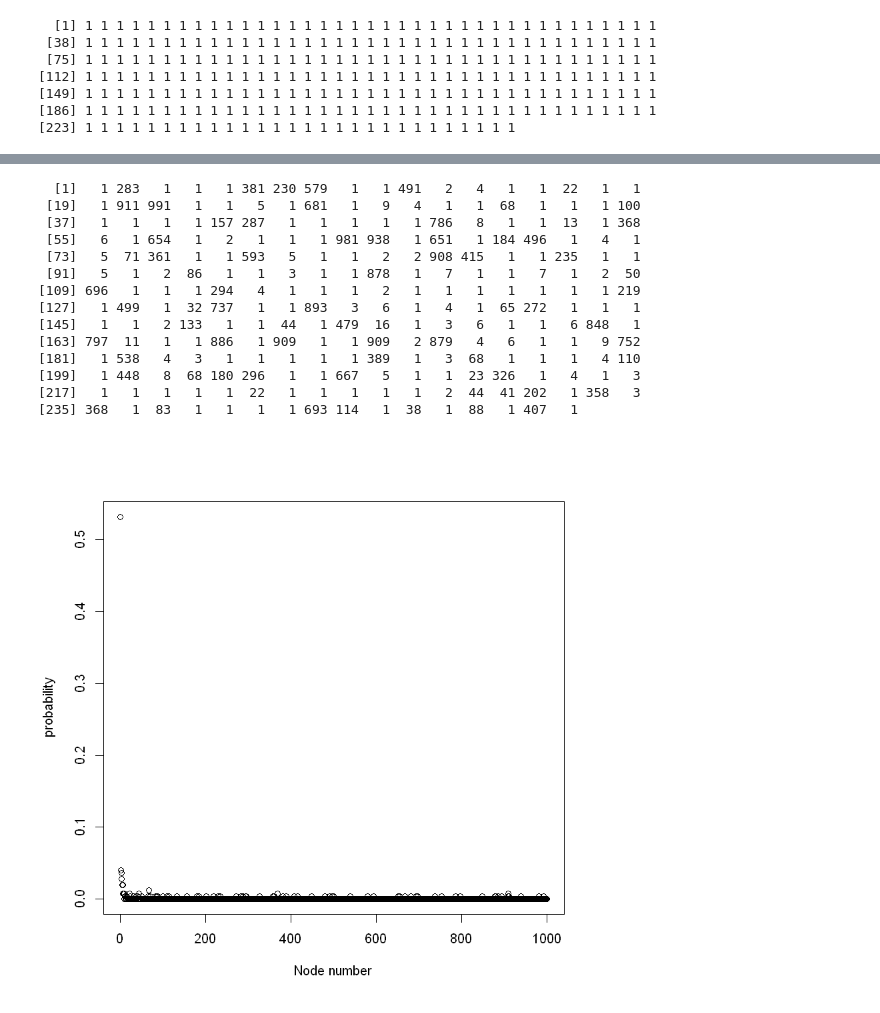
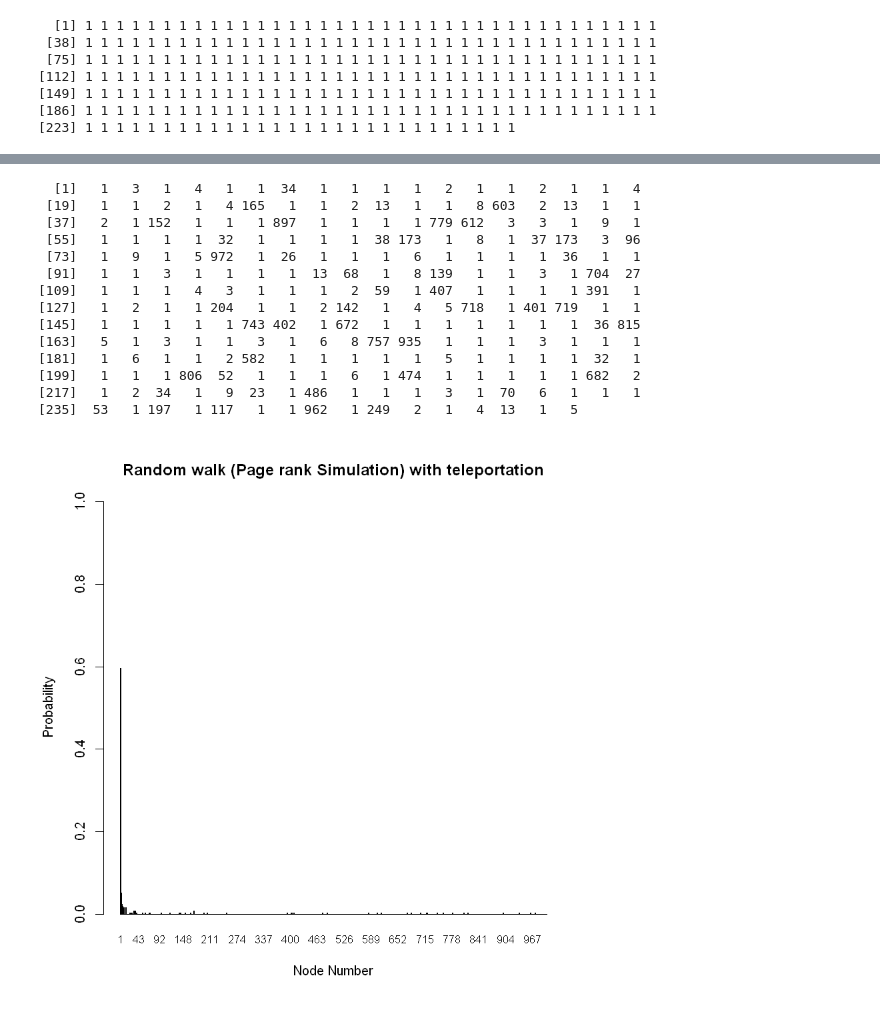
Before and after one commit to ayushdg/Random-Graphs-and-Random-Walks, a Jupyter notebook: P2_Q3_Ayush.ipynb, the cells around one changed output, grey strips where cells are left out. Cells and saved outputs as stored; diff of their text form; code cells hidden in the pictures.

Commit message:
Updated the bar plots

```diff
--- a/P2_Q3_Ayush.ipynb
+++ b/P2_Q3_Ayush.ipynb
@@ -65,7 +48,7 @@ steady_state_node = c()
 
 
 for(i in sample.int(1000, size = 250)){
-v_last = random_walk(g,15,i)
+v_last = random_walk(g,20,i)
 steady_state_node = c(steady_state_node, v_last)
 }
 print(steady_state_node)
@@ -112,33 +96,34 @@ steady_state_node = c()
 
 
 for(i in sample.int(1000, size = 250)){
-v_last = random_walk_modified(g,15,i, teleportation_Prob = 0.15)
+v_last = random_walk_modified(g,20,i, teleportation_Prob = 0.15)
 steady_state_node = c(steady_state_node, v_last)
 }
 print(steady_state_node)
 # %% [output]
-  [1]   1 283   1   1   1 381 230 579   1   1 491   2   4   1   1  22   1   1
- [19]   1 911 991   1   1   5   1 681   1   9   4   1   1  68   1   1   1 100
- [37]   1   1   1   1 157 287   1   1   1   1   1 786   8   1   1  13   1 368
- [55]   6   1 654   1   2   1   1   1 981 938   1 651   1 184 496   1   4   1
- [73]   5  71 361   1   1 593   5   1   1   2   2 908 415   1   1 235   1   1
- [91]   5   1   2  86   1   1   3   1   1 878   1   7   1   1   7   1   2  50
-[109] 696   1   1   1 294   4   1   1   1   2   1   1   1   1   1   1   1 219
-[127]   1 499   1  32 737   1   1 893   3   6   1   4   1  65 272   1   1   1
-[145]   1   1   2 133   1   1  44   1 479  16   1   3   6   1   1   6 848   1
-[163] 797  11   1   1 886   1 909   1   1 909   2 879   4   6   1   1   9 752
-[181]   1 538   4   3   1   1   1   1   1 389   1   3  68   1   1   1   4 110
-[199]   1 448   8  68 180 296   1   1 667   5   1   1  23 326   1   4   1   3
-[217]   1   1   1   1   1  22   1   1   1   1   1   2  44  41 202   1 358   3
-[235] 368   1  83   1   1   1   1 693 114   1  38   1  88   1 407   1
+  [1]   1   3   1   4   1   1  34   1   1   1   1   2   1   1   2   1   1   4
+ [19]   1   1   2   1   4 165   1   1   2  13   1   1   8 603   2  13   1   1
+ [37]   2   1 152   1   1   1 897   1   1   1   1 779 612   3   3   1   9   1
+ [55]   1   1   1   1  32   1   1   1   1  38 173   1   8   1  37 173   3  96
+ [73]   1   9   1   5 972   1  26   1   1   1   6   1   1   1   1  36   1   1
+ [91]   1   1   3   1   1   1   1  13  68   1   8 139   1   1   3   1 704  27
+[109]   1   1   1   4   3   1   1   1   2  59   1 407   1   1   1   1 391   1
+[127]   1   2   1   1 204   1   1   2 142   1   4   5 718   1 401 719   1   1
+[145]   1   1   1   1   1 743 402   1 672   1   1   1   1   1   1   1  36 815
+[163]   5   1   3   1   1   3   1   6   8 757 935   1   1   1   3   1   1   1
+[181]   1   6   1   1   2 582   1   1   1   1   1   5   1   1   1   1  32   1
+[199]   1   1   1 806  52   1   1   1   6   1 474   1   1   1   1   1 682   2
+[217]   1   2  34   1   9  23   1 486   1   1   1   3   1  70   6   1   1   1
+[235]  53   1 197   1 117   1   1 962   1 249   2   1   4  13   1   5
 # %%
 x = 1:1000
 counts = integer(1000)
 for(i in steady_state_node)
 {
         counts[i] = counts[i] + 1
 }
-my_mat = matrix(c(x,counts/250), nrow = 1000,ncol = 2)
-plot(my_mat, xlab = "Node number",ylab = "probability")
+#my_mat = matrix(c(x,counts/250), nrow = 1000,ncol = 2)
+barplot(counts/250,main= "Random walk (Page rank Simulation) with teleportation", xlab = "Node Number", ylab = "Probability"
+       , names.arg= x, cex.names = 0.8, ylim=c(0, 1.0))
 # %% [output]
-[figure, old version]
+[figure, new version]
```
Also changed, not shown: parts of 2 cells of this notebook.
